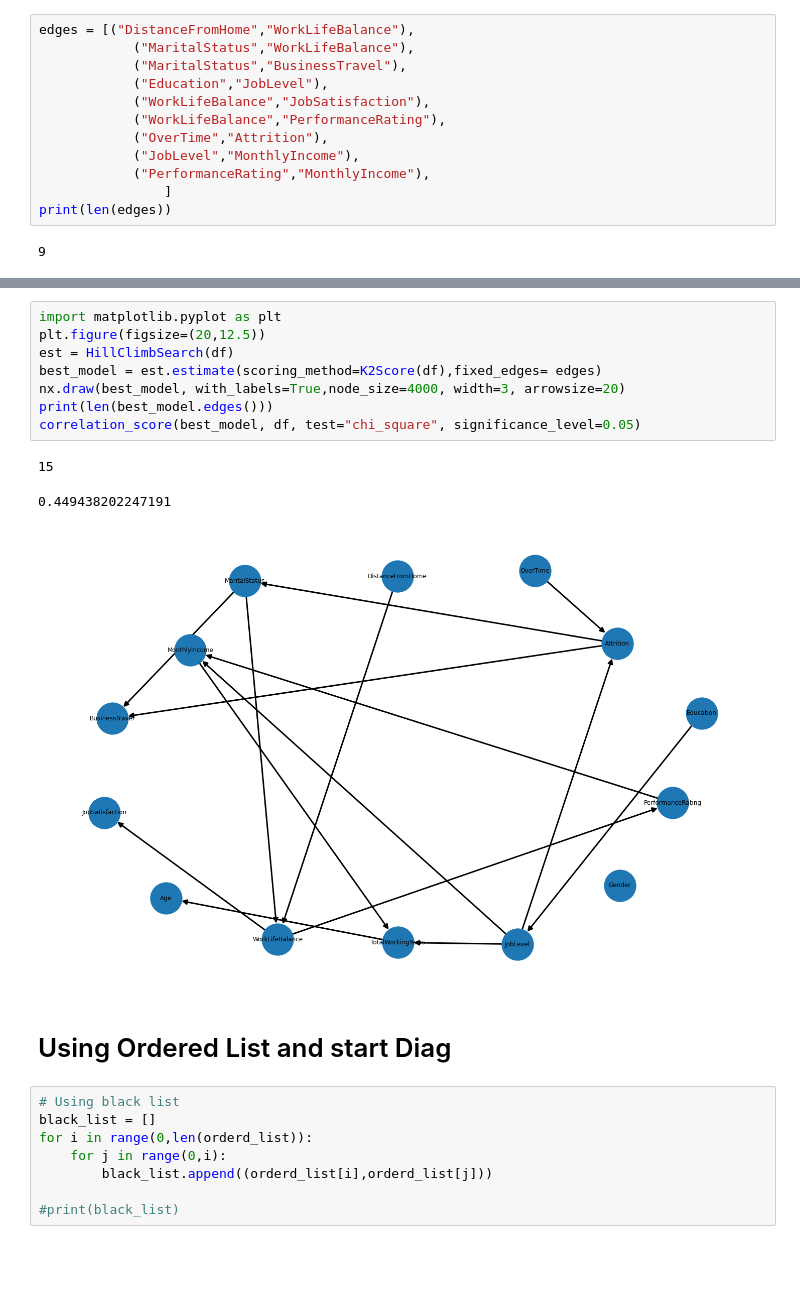
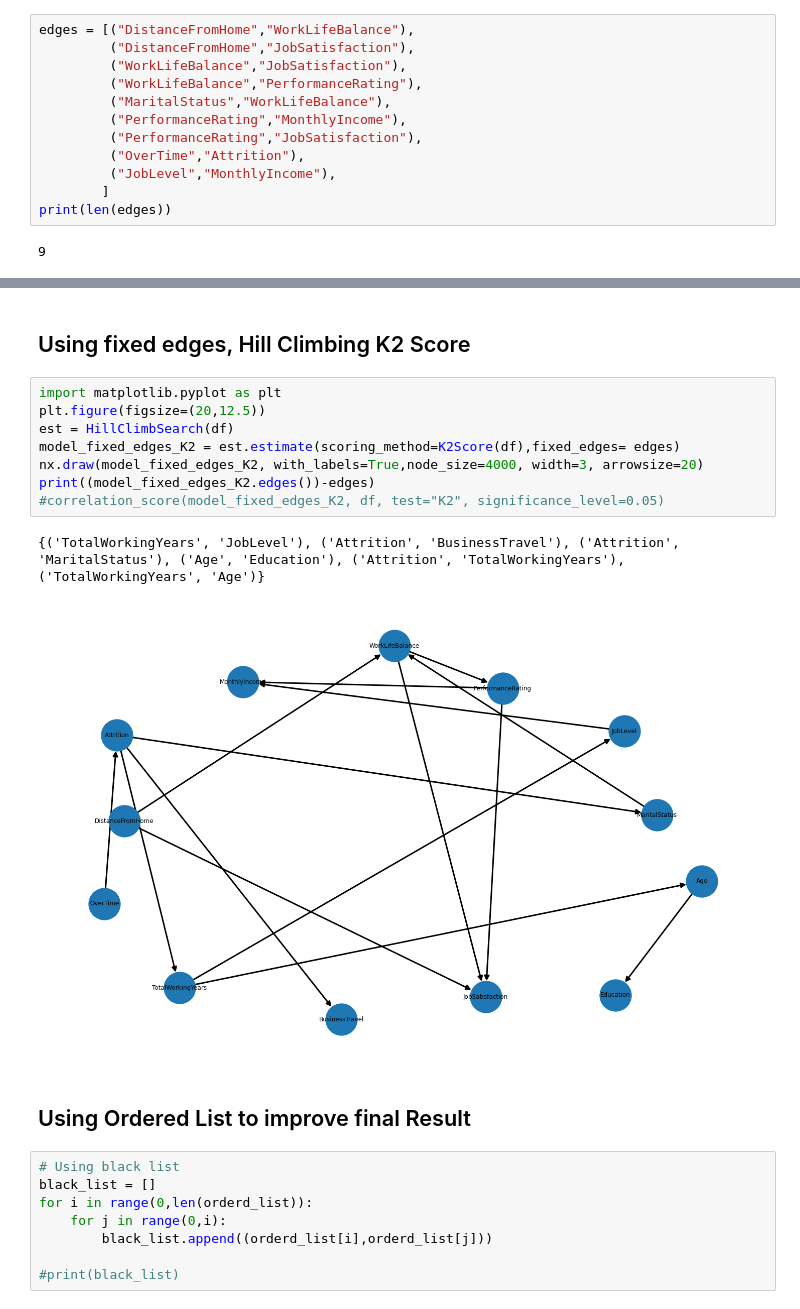
Before and after one commit to jacopodabramo/FAIKR3, a Jupyter notebook: BayesianNet.ipynb, the cells around one changed output, grey strips where cells are left out. Drawn from its saved outputs; the diff is of its cells as text; blank space fills up the shorter version.

```diff
--- a/BayesianNet.ipynb
+++ b/BayesianNet.ipynb
@@ -88,14 +124,14 @@ correlation_score(best_model, df, test="chi_square", significance_level=0.05)
 # %%
 edges = [("DistanceFromHome","WorkLifeBalance"),
-            ("MaritalStatus","WorkLifeBalance"),
-            ("MaritalStatus","BusinessTravel"),
-            ("Education","JobLevel"),
-            ("WorkLifeBalance","JobSatisfaction"),
-            ("WorkLifeBalance","PerformanceRating"),
-            ("OverTime","Attrition"),
-            ("JobLevel","MonthlyIncome"),
-            ("PerformanceRating","MonthlyIncome"),
-                ]
+         ("DistanceFromHome","JobSatisfaction"),
+         ("WorkLifeBalance","JobSatisfaction"),
+         ("WorkLifeBalance","PerformanceRating"),
+         ("MaritalStatus","WorkLifeBalance"),
+         ("PerformanceRating","MonthlyIncome"),
+         ("PerformanceRating","JobSatisfaction"),
+         ("OverTime","Attrition"),
+         ("JobLevel","MonthlyIncome"),
+        ]
 print(len(edges))
 # %% [output]
 9
@@ -114,17 +152,18 @@ correlation_score(best_model, df, test="chi_square", significance_level=0.05)
+# %% [markdown]
+## Using fixed edges, Hill Climbing K2 Score
 # %%
 import matplotlib.pyplot as plt
 plt.figure(figsize=(20,12.5))
 est = HillClimbSearch(df)
-best_model = est.estimate(scoring_method=K2Score(df),fixed_edges= edges)
-nx.draw(best_model, with_labels=True,node_size=4000, width=3, arrowsize=20)
-print(len(best_model.edges()))
-correlation_score(best_model, df, test="chi_square", significance_level=0.05)
+model_fixed_edges_K2 = est.estimate(scoring_method=K2Score(df),fixed_edges= edges)
+nx.draw(model_fixed_edges_K2, with_labels=True,node_size=4000, width=3, arrowsize=20)
+print((model_fixed_edges_K2.edges())-edges)
+#correlation_score(model_fixed_edges_K2, df, test="K2", significance_level=0.05)
 # %% [output]
-15
+{('TotalWorkingYears', 'JobLevel'), ('Attrition', 'BusinessTravel'), ('Attrition', 'MaritalStatus'), ('Age', 'Education'), ('Attrition', 'TotalWorkingYears'), ('TotalWorkingYears', 'Age')}
-0.449438202247191
-[figure, old version]
+[figure, new version]
 # %% [markdown]
-# Using Ordered List and start Diag
+## Using Ordered List to improve final Result
 # %%
 # Using black list
 black_list = []
```
Also changed, not shown: parts of 24 cells of this notebook, 2 other files.
